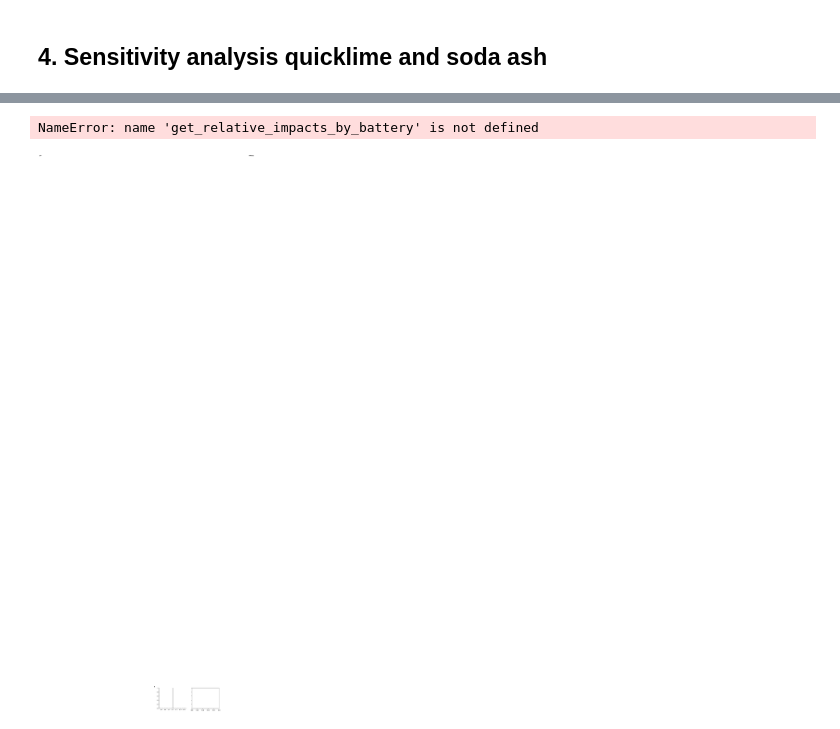
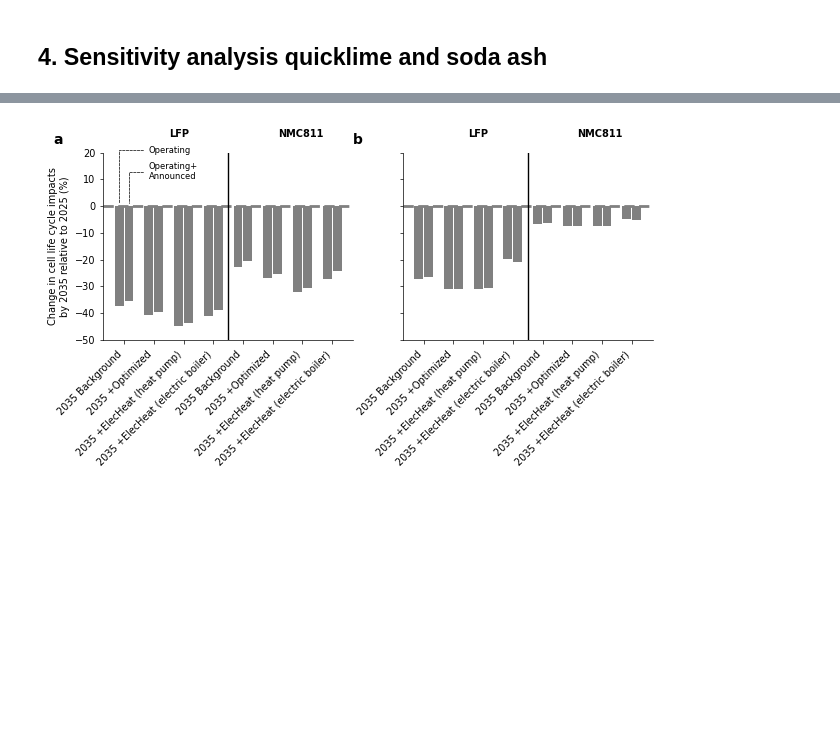
Before and after one commit to robyistrate/lithium-brine-prospective-LCA, a Jupyter notebook: notebooks/05-results-analysis-visualization.ipynb, the cells around one changed output, grey strips where cells are left out. Saved outputs shown, nothing was run; the diff lists cells and outputs as text; code cells hidden in the pictures; blank space fills up the shorter version.

```diff
--- a/notebooks/05-results-analysis-visualization.ipynb
+++ b/notebooks/05-results-analysis-visualization.ipynb
@@ -626,0 +440,4 @@ Name: World, dtype: float64
+# %%
+climate_impact_total = get_impacts_by_scenario("Climate change", "Total", project_impact_scenarios)
+print(climate_impact_total.min().round(2))
+print(climate_impact_total.max().round(2))
@@ -626,0 +604,5 @@ Name: World, dtype: float64
+# %%
+impact_cat = "Climate change"
+fig_file_name = "fig2_climate_impacts_by_project.jpg"
+cat_label = "kg CO$_2$-eq kg$^{-1}$ Li$_2$CO$_3$"
+impacts_by_project_figure(impact_cat, cat_label, fig_file_name)
@@ -626,0 +1021,5 @@ Name: World, dtype: float64
+# %%
+impact_cat = "Water scarcity"
+fig_file_name = "fig3_water_scarcity_by_project.jpg"
+cat_label = "m$^{3}$$_{world}$-eq kg$^{-1}$ Li$_2$CO$_3$"
+impacts_by_project_figure(impact_cat, cat_label, fig_file_name)
@@ -973,8 +1509,8 @@ plt.savefig(FIG_EXPORT_DIR / "fig4_sensitivity_reagents.jpg", dpi=600, bbox_inch
 # %%
 def get_relative_impacts_by_battery(impact):
     df = impacts_by_battery[impacts_by_battery["Impact"]==impact].pivot(index="Cell chemistry", columns="Li scenario", values="Value").T
-    ref_scenario = df.loc["lithium_baseline_S&P-Baseline_remind SSP2-NDC 2025"]
+    ref_scenario = df.loc["S&P-Baseline_2025-lithium_baseline"]
     # Calculate relative difference
     relative_diff = (df - ref_scenario) / ref_scenario * 100
-    relative_diff = relative_diff.drop("lithium_baseline_S&P-Baseline_remind SSP2-NDC 2025")
+    relative_diff = relative_diff.drop("S&P-Baseline_2025-lithium_baseline")
     return relative_diff
@@ -1015,51 +1553,62 @@ impacts_by_battery[(impacts_by_battery["Impact"]=="Climate change")]
 # %%
 fig, axs = plt.subplots(1, 2, figsize=(fig_length[2], fig_height*0.25), sharey="row")
 subplot_lab = ["a", "b"]
 
 CELLS = {"LFP": "dodgerblue",
          "NMC811": "orange"}
-tech_sc_lab = ["2035\nBackground", "2035\n+Optimized", "2035\n+ElecHeat"]
+tech_sc_lab = ["2035 Background",
+               "2035 +Optimized",
+                 "2035 +ElecHeat (heat pump)",
+                 "2035 +ElecHeat (electric boiler)",
+                 ]
 width=0.9
+
+sc_order = [
+    'S&P-Baseline_2035-lithium_baseline',
+    'S&P-Very Ambitious_2035-lithium_baseline',
+
+    'S&P-Baseline_2035-lithium_optimized',
+    'S&P-Very Ambitious_2035-lithium_optimized',
+
+    'S&P-Baseline_2035-lithium_optimized+elec-heat_heatpump',
+    'S&P-Very Ambitious_2035-lithium_optimized+elec-heat_heatpump',
+
+    'S&P-Baseline_2035-lithium_optimized+elec-heat_boiler',
+    'S&P-Very Ambitious_2035-lithium_optimized+elec-heat_boiler',
+]
+
 for col in range(2):
     impact_cat = IMPACTS[col]
 
     axs[col].set_title(subplot_lab[col], loc='left', x=-0.2, fontweight='bold', fontsize=10)
     axis_standard_formating(axs[col])
     axs[col].axhline(y=0, color="grey", lw=2, ls="--")
-    axs[col].axvline(x=13, color="black", lw=1, ls="-")
-    axs[col].text(6, 27, "LFP", va="center", ha="left", fontsize=fontsize_axs, color="black",fontweight='bold')
-    axs[col].text(17, 27, "NMC811", va="center", ha="left", fontsize=fontsize_axs, color="black",fontweight='bold')
+    axs[col].axvline(x=11, color="black", lw=1, ls="-")
+    axs[col].text(5, 27, "LFP", va="center", ha="left", fontsize=fontsize_axs, color="black",fontweight='bold')
+    axs[col].text(16, 27, "NMC811", va="center", ha="left", fontsize=fontsize_axs, color="black",fontweight='bold')
 
-    data_to_plot = get_relative_impacts_by_battery(impact_cat)
-    li_sc_pos = [[2,3,4], [6,7,8], [10,11,12], [14,15,16], [18,19,20], [22,23,24]]
-    counter = 0
+
+    li_sc_pos = [[0,1,3,4,6,7,9,10], [12,13,15,16,18,19,21,22]]
+    counter=0
     for cell_name in ["LFP", "NMC811"]:
-        for li_sc in LITHIUM_SCENARIOS:
-            li_sc_market = [i for i in list(set(data_to_plot.index)) if li_sc in i]
-            cell_data = data_to_plot.loc[li_sc_market][cell_name]
-            cell_data = cell_data.reindex(sorted(cell_data.index, key=lambda x: ['S&P-Baseline', 'S&P-Ambitious', 'S&P-Very Ambitious'].index(
-                                    next(k for k in ['S&P-Baseline', 'S&P-Ambitious', 'S&P-Very Ambitious'] if k in x))), axis=1)
-            cell_data_values = cell_data.to_list()
-            axs[col].bar(li_sc_pos[counter], cell_data_values, color="grey", width=width)
-            counter += 1
+        data_to_plot = get_relative_impacts_by_battery(impact_cat)[cell_name].loc[sc_order]
+        for li_sc in prod_leve_scenarios[1:]:
+            axs[col].bar(li_sc_pos[counter], data_to_plot, color="grey", width=width)
+        counter += 1
 
-axs[0].annotate('Baseline', xy=(2, 0), xytext=(5,20),
+axs[0].annotate('Operating', xy=(0, 0), xytext=(3,20),
     arrowprops=dict(arrowstyle='-', color='black', ls="--", lw=0.5, connectionstyle="angle,angleA=0,angleB=90,rad=0"), ha="left", fontsize=fontsize_axs-1, color='black')
-axs[0].annotate('Ambitious', xy=(3, 0), xytext=(5, 15),
-    arrowprops=dict(arrowstyle='-', color='black', ls="--", lw=0.5, connectionstyle="angle,angleA=0,angleB=90,rad=0"), ha="left", fontsize=fontsize_axs-1, color='black')
-axs[0].annotate('Very Ambitious', xy=(4, 0), xytext=(5, 10),
+axs[0].annotate('Operating+\nAnnounced', xy=(1, 0), xytext=(3, 10),
     arrowprops=dict(arrowstyle='-', color='black', ls="--", lw=0.5, connectionstyle="angle,angleA=0,angleB=90,rad=0"), ha="left", fontsize=fontsize_axs-1, color='black')
 
-
 for col in range(2):
-    axs[col].set_xticks([3, 7, 11, 15, 19, 23])
-    axs[col].set_xticklabels(tech_sc_lab*2, rotation=90, ha="center", fontsize=fontsize_axs)
-    axs[col].tick_params(axis='x', which='major', direction='out', length=0, width=spineline_width, labelsize=fontsize_axs)
+    axs[col].set_xticks([0.5, 3.5, 6.5, 9.5, 12.5, 15.5, 18.5, 21.5])
+    axs[col].set_xticklabels(tech_sc_lab*2, rotation=45, ha="right", fontsize=fontsize_axs)
+    axs[col].tick_params(axis='x', which='major', direction='out', length=3, width=spineline_width, labelsize=fontsize_axs)
 
 axs[0].set_ylabel('Change in cell life cycle impacts\nby 2035 relative to 2025 (%)', fontsize=fontsize_label)
 axs[0].set_ylim(-50,20)
 
 plt.savefig(FIG_EXPORT_DIR / "SI_impacts_battery_cell.jpg", dpi=600, bbox_inches='tight')
 # %% [output]
-NameError: name 'get_relative_impacts_by_battery' is not defined
-[figure, old version]
+[figure, new version]
```
Also changed, not shown: parts of 85 cells of this notebook, 50 other files.
